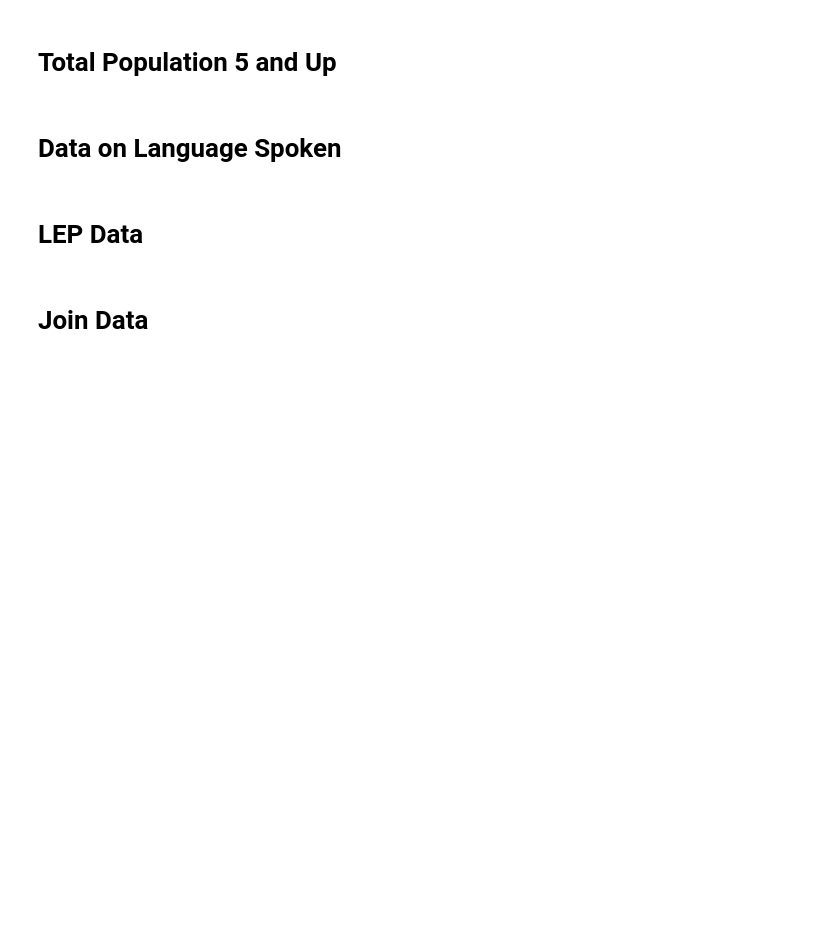
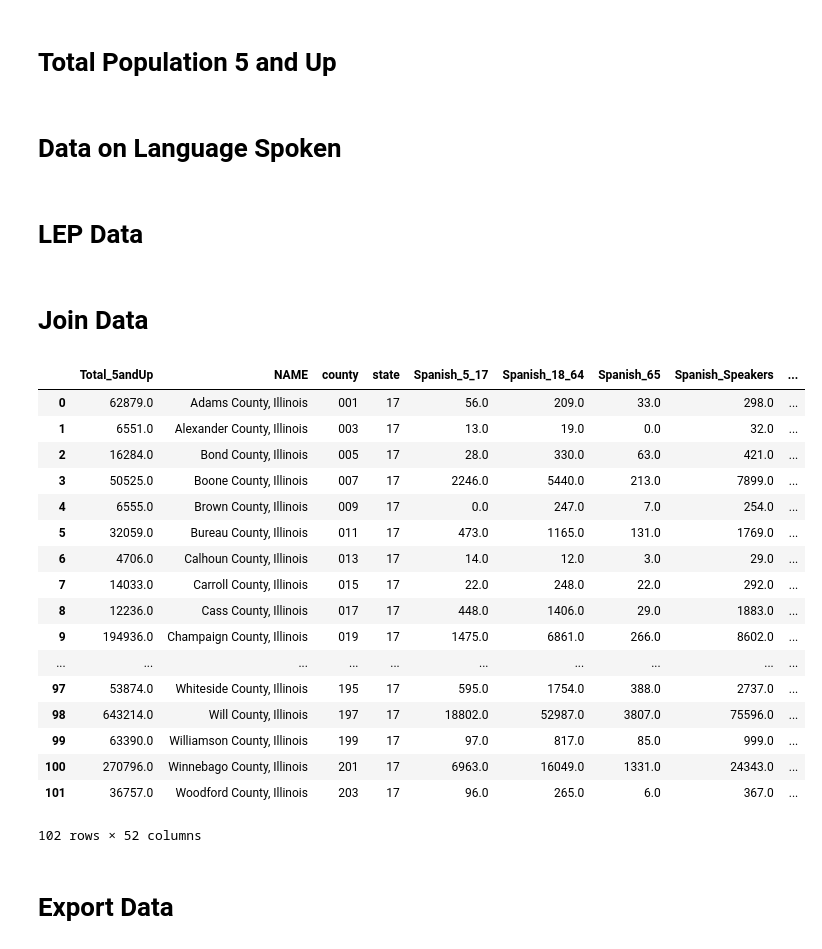
Before and after one commit to brickett/CMS_DEP, a Jupyter notebook: DEP Bilingual Needs and Bilingual Pay Census Data.ipynb, the cells around one changed output. Cells and saved outputs as stored; diff of their text form; code cells hidden in the pictures; blank space fills up the shorter version.

Commit message:
Join and Export

```diff
--- a/DEP Bilingual Needs and Bilingual Pay Census Data.ipynb
+++ b/DEP Bilingual Needs and Bilingual Pay Census Data.ipynb
@@ -92,3 +92,40 @@ other_LEP_pd.rename(columns={'B16004_022E':'Other_5_17_nw', 'B16004_023E':'Other
 other_LEP_pd['Other_LEP'] = other_LEP_pd['Other_5_17_nw'] + other_LEP_pd['Other_18_64_nw'] + other_LEP_pd['Other_65_nw'] + other_LEP_pd['Other_5_17_naa'] + other_LEP_pd['Other_18_64_naa'] + other_LEP_pd['Other_65_naa']
 # %% [markdown]
 # Join Data
+# %%
+# Drop duplicative columns
+spanish_all_pd = spanish_all_pd.drop(['NAME', 'county', 'state'], axis=1)
+english_all_pd = english_all_pd.drop(['NAME', 'county', 'state'], axis=1)
+IndoEuro_all_pd = IndoEuro_all_pd.drop(['NAME', 'county', 'state'], axis=1)
+api_all_pd = api_all_pd.drop(['NAME', 'county', 'state'], axis=1)
+other_all_pd = other_all_pd.drop(['NAME', 'county', 'state'], axis=1)
+spanish_LEP_pd = spanish_LEP_pd.drop(['NAME', 'county', 'state'], axis=1)
+IndoEuro_LEP_pd = IndoEuro_LEP_pd.drop(['NAME', 'county', 'state'], axis=1)
+api_LEP_pd = api_LEP_pd.drop(['NAME', 'county', 'state'], axis=1)
+other_LEP_pd = other_LEP_pd.drop(['NAME', 'county', 'state'], axis=1)
+# %%
+# Join Data
+language_full = total_pop_5up_pd.join([spanish_all_pd, english_all_pd, IndoEuro_all_pd, api_all_pd, other_all_pd, spanish_LEP_pd, IndoEuro_LEP_pd, api_LEP_pd, other_LEP_pd])
+# %%
+language_full
+# %% [output]
+|  | Total_5andUp | NAME | county | state | Spanish_5_17 | Spanish_18_64 | Spanish_65 | Spanish_Speakers | ... |
+| 0 | 62879.0 | Adams County, Illinois | 001 | 17 | 56.0 | 209.0 | 33.0 | 298.0 | ... |
+| 1 | 6551.0 | Alexander County, Illinois | 003 | 17 | 13.0 | 19.0 | 0.0 | 32.0 | ... |
+| 2 | 16284.0 | Bond County, Illinois | 005 | 17 | 28.0 | 330.0 | 63.0 | 421.0 | ... |
+| 3 | 50525.0 | Boone County, Illinois | 007 | 17 | 2246.0 | 5440.0 | 213.0 | 7899.0 | ... |
+| 4 | 6555.0 | Brown County, Illinois | 009 | 17 | 0.0 | 247.0 | 7.0 | 254.0 | ... |
+| 5 | 32059.0 | Bureau County, Illinois | 011 | 17 | 473.0 | 1165.0 | 131.0 | 1769.0 | ... |
+| 6 | 4706.0 | Calhoun County, Illinois | 013 | 17 | 14.0 | 12.0 | 3.0 | 29.0 | ... |
+| 7 | 14033.0 | Carroll County, Illinois | 015 | 17 | 22.0 | 248.0 | 22.0 | 292.0 | ... |
+| 8 | 12236.0 | Cass County, Illinois | 017 | 17 | 448.0 | 1406.0 | 29.0 | 1883.0 | ... |
+| 9 | 194936.0 | Champaign County, Illinois | 019 | 17 | 1475.0 | 6861.0 | 266.0 | 8602.0 | ... |
+| ... | ... | ... | ... | ... | ... | ... | ... | ... | ... |
+| 97 | 53874.0 | Whiteside County, Illinois | 195 | 17 | 595.0 | 1754.0 | 388.0 | 2737.0 | ... |
+| 98 | 643214.0 | Will County, Illinois | 197 | 17 | 18802.0 | 52987.0 | 3807.0 | 75596.0 | ... |
+| 99 | 63390.0 | Williamson County, Illinois | 199 | 17 | 97.0 | 817.0 | 85.0 | 999.0 | ... |
+| 100 | 270796.0 | Winnebago County, Illinois | 201 | 17 | 6963.0 | 16049.0 | 1331.0 | 24343.0 | ... |
+| 101 | 36757.0 | Woodford County, Illinois | 203 | 17 | 96.0 | 265.0 | 6.0 | 367.0 | ... |
+102 rows × 52 columns
+# %% [markdown]
+# Export Data
```
Also changed, not shown: parts of 1 cell of this notebook, 1 other file.
